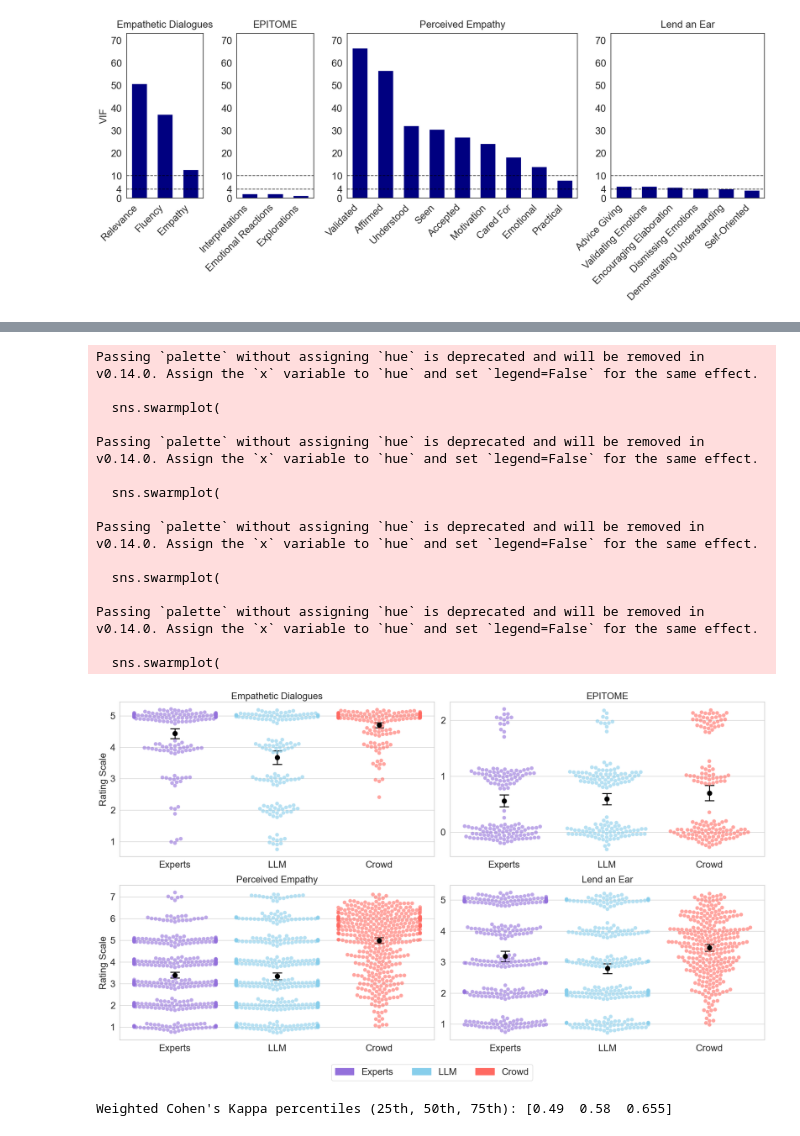
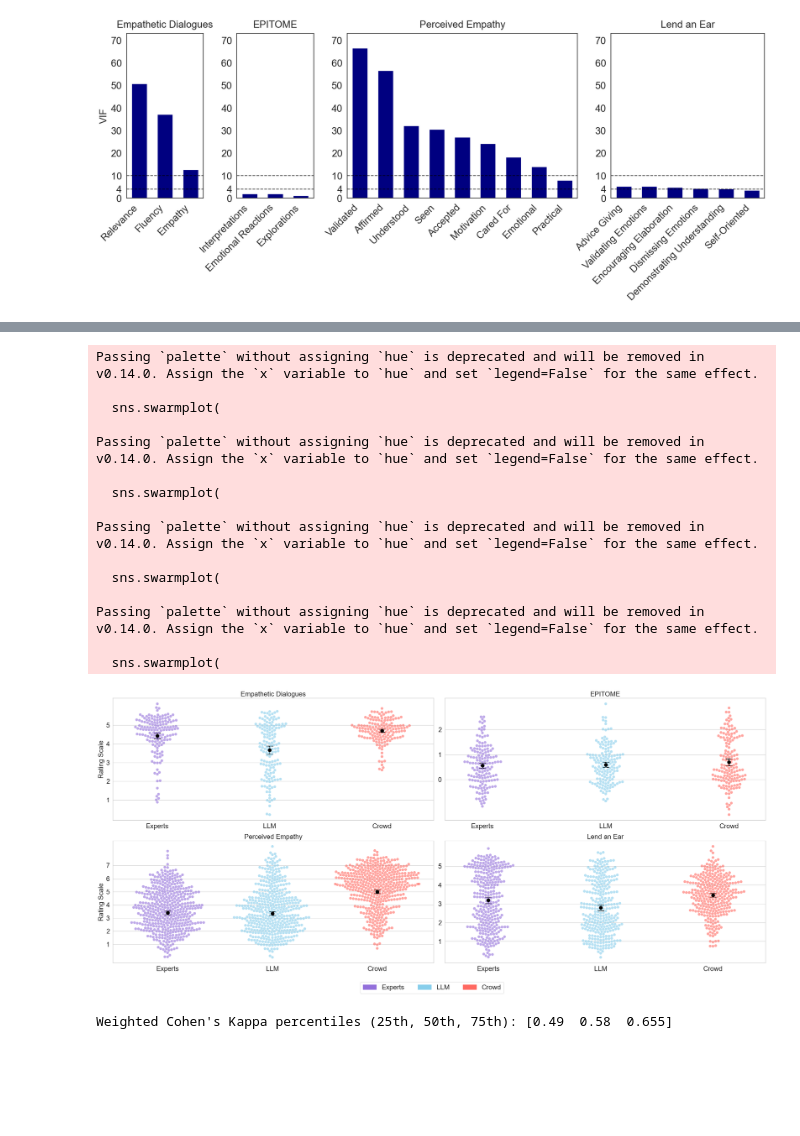
Before and after one commit to aakriti1kumar/replication-data-and-code-when-LLMs-reliable-empathic-communication, a Jupyter notebook: analysis.ipynb, the cells around one changed output, grey strips where cells are left out. Cells and saved outputs as stored; diff of their text form; code cells hidden in the pictures; blank space fills up the shorter version.

Commit message:
added perceived ratings plot

```diff
--- a/analysis.ipynb
+++ b/analysis.ipynb
@@ -2390,13 +2386,17 @@ y_axis_ticks = {
 sns.set_theme(style="whitegrid")
 
 # Create figure
-fig, axes = plt.subplots(2, 2, figsize=(20, 11), sharey=False)  # 1x4 layout
+fig, axes = plt.subplots(2, 2, figsize=(28, 12), sharey=False)  # 1x4 layout
 
 # Plot swarmplots for each dataset
 for i, (ax, dname) in enumerate(zip(axes.flatten(), dataset_order)):
     data_subset = plot_df[plot_df["Dataset"] == dname].dropna(subset=["score"])
-    jitter_strength = 0.1
-    y_vals = data_subset['score'] + np.random.normal(0, jitter_strength, size=len(data_subset))
+    jitter_strength = .4
+    x_jitter = 0
+    if dname == "Perceived Empathy":
+        jitter_strength = .6
+        x_jitter = .25
+    y_vals = data_subset['score'] + np.random.normal(x_jitter, jitter_strength, size=len(data_subset))
     if not data_subset.empty:
         sns.swarmplot(
             x="Method",
@@ -2445,34 +2445,34 @@ for i, (ax, dname) in enumerate(zip(axes.flatten(), dataset_order)):
         else:
             ax.set_ylabel("")
 
 # Create a custom legend
 handles = [
     mpatches.Patch(color=palette['experts'], label='Experts'),
     mpatches.Patch(color=palette['llm'], label='LLM'),
     mpatches.Patch(color=palette['crowd'], label='Crowd')
 ]
 fig.legend(handles=handles, loc='lower center', ncol=3, fontsize=20, bbox_to_anchor=(0.5, -0.07))
 
 plt.tight_layout()
 plt.savefig("figs/empathy_scores_swarmplot.png", dpi=300, bbox_inches="tight")
 plt.show()
 # %% [output]
 Passing `palette` without assigning `hue` is deprecated and will be removed in v0.14.0. Assign the `x` variable to `hue` and set `legend=False` for the same effect.
 
   sns.swarmplot(
 
 Passing `palette` without assigning `hue` is deprecated and will be removed in v0.14.0. Assign the `x` variable to `hue` and set `legend=False` for the same effect.
 
   sns.swarmplot(
 
 Passing `palette` without assigning `hue` is deprecated and will be removed in v0.14.0. Assign the `x` variable to `hue` and set `legend=False` for the same effect.
 
   sns.swarmplot(
 
 Passing `palette` without assigning `hue` is deprecated and will be removed in v0.14.0. Assign the `x` variable to `hue` and set `legend=False` for the same effect.
 
   sns.swarmplot(
-[figure, old version]
+[figure, new version]
 # %%
 kappa = pd.read_csv("annotations/all_annotator_pairs_spearman_kappa.csv")
 
```
Also changed, not shown: parts of 5 cells of this notebook, 2 other files.
